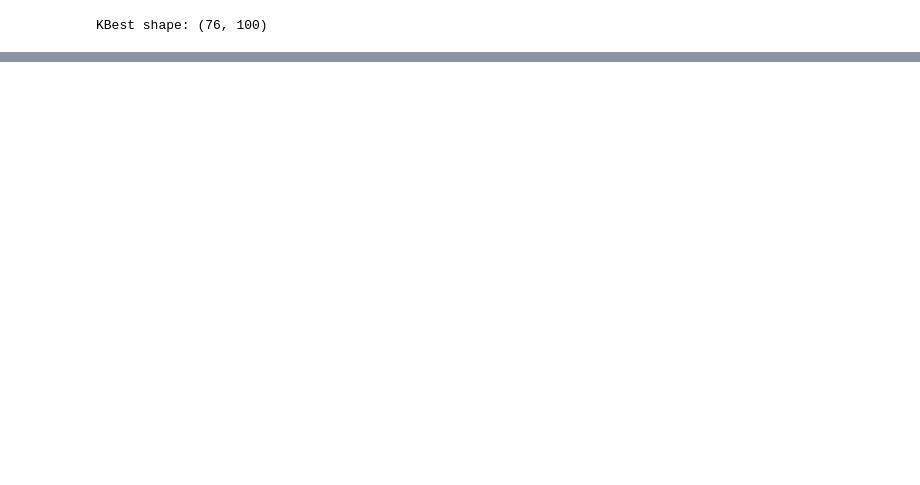
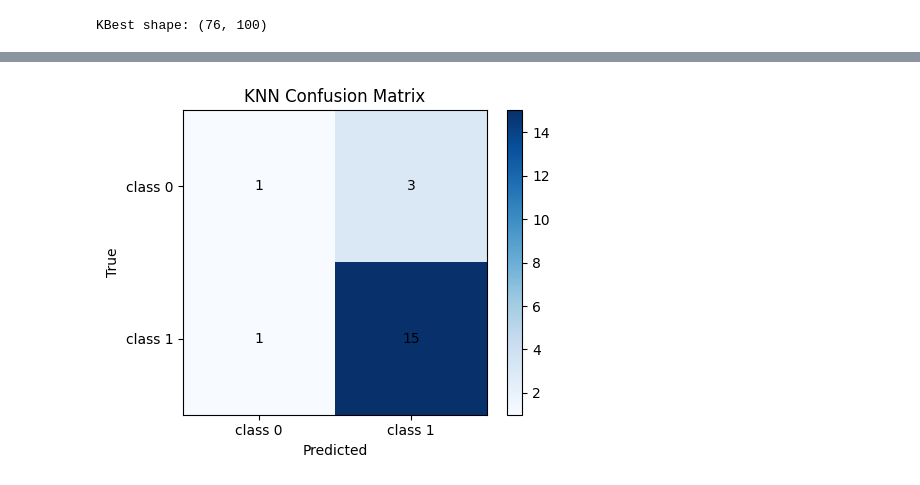
Before and after one commit to patinoboh/bioinformatika, a Jupyter notebook: project/project.ipynb, the cells around one changed output, grey strips where cells are left out. Saved outputs shown, nothing was run; the diff lists cells and outputs as text; code cells hidden in the pictures; blank space fills up the shorter version.

```diff
--- a/project/project.ipynb
+++ b/project/project.ipynb
@@ -235,10 +233,28 @@ Selected shape: (96, 50)
 # %%
 from sklearn.feature_selection import SelectKBest, f_classif
+import pandas as pd
 
 selector = SelectKBest(score_func=f_classif, k=100)
-X_train_kbest = selector.fit_transform(X_train_filtered, y_train)
-X_test_kbest = selector.transform(X_test_filtered)
 
+# fit ONLY on training data
+X_train_kbest_np = selector.fit_transform(X_train_filtered, y_train)
+X_test_kbest_np = selector.transform(X_test_filtered)
+
+# get selected column names
+selected_columns = X_train_filtered.columns[selector.get_support()]
+
+# convert back to DataFrames with original indices + column names
+X_train_kbest = pd.DataFrame(
+    X_train_kbest_np,
+    index=X_train_filtered.index,
+    columns=selected_columns
+)
+
+X_test_kbest = pd.DataFrame(
+    X_test_kbest_np,
+    index=X_test_filtered.index,
+    columns=selected_columns
+)
 
 print("KBest shape:", X_train_kbest.shape)
 # %% [output]
@@ -245,0 +305,25 @@ KBest shape: (76, 100)
+# %%
+cm = confusion_matrix(y_test_enc, y_pred)
+
+plt.figure(figsize=(5, 4))
+plt.imshow(cm, interpolation="nearest", cmap="Blues")
+plt.title("KNN Confusion Matrix")
+plt.colorbar()
+
+classes = ["class 0", "class 1"]
+
+plt.xticks([0, 1], classes)
+plt.yticks([0, 1], classes)
+
+for i in range(2):
+    for j in range(2):
+        plt.text(j, i, cm[i, j],
+                 ha="center", va="center",
+                 color="black")
+
+plt.xlabel("Predicted")
+plt.ylabel("True")
+plt.tight_layout()
+plt.show()
+# %% [output]
+[figure, added]
```
Also changed, not shown: parts of 17 cells of this notebook.
